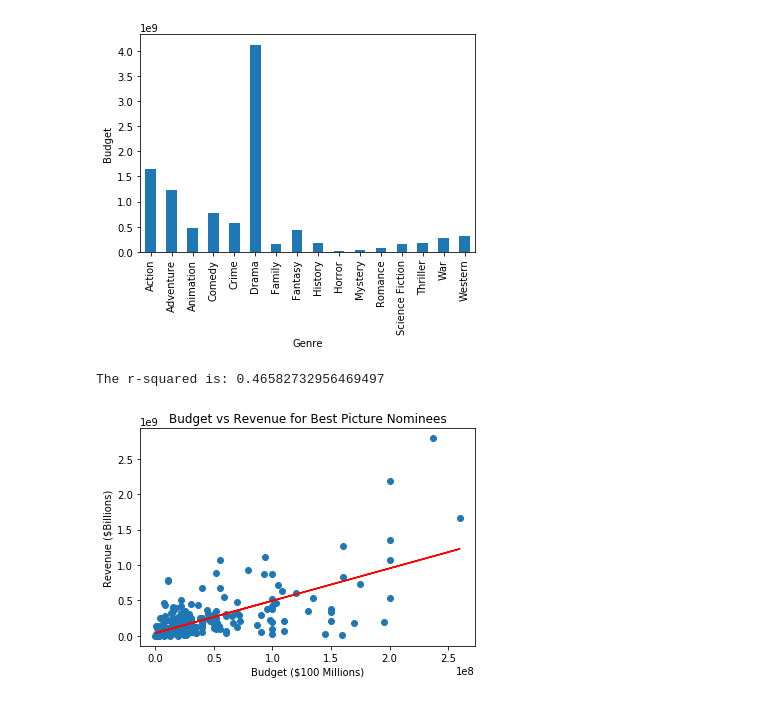
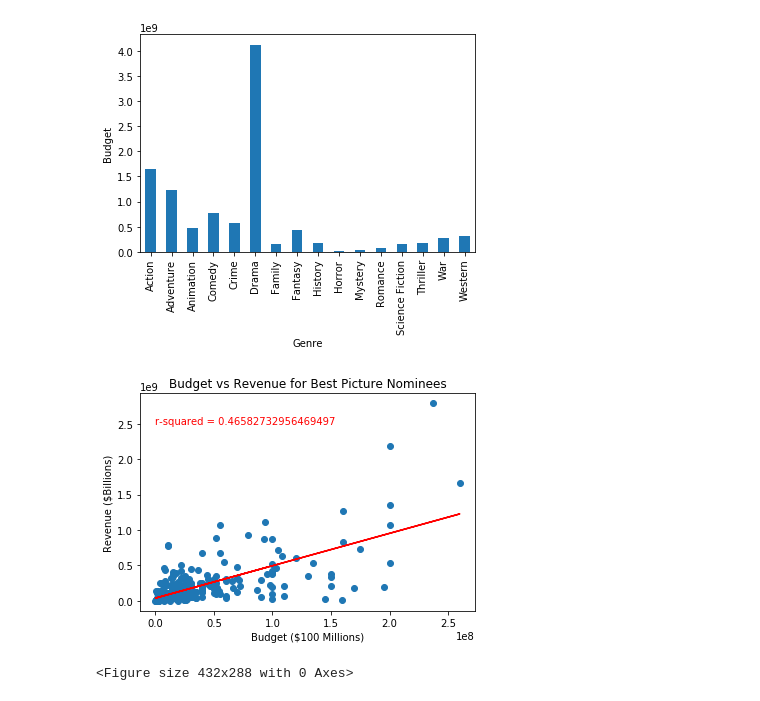
Before and after one commit to alextorres12/Group1_Project1, a Jupyter notebook: Profit_Notebook.ipynb, the cells around one changed output. Cells and saved outputs as stored; diff of their text form; code cells hidden in the pictures.

```diff
--- a/Profit_Notebook.ipynb
+++ b/Profit_Notebook.ipynb
@@ -279,20 +279,22 @@ plt.savefig('Output/Genre_Total_Budget.png')
 # %%
 revenue_budget_graphing = revenue_budget.loc[(revenue_budget["Budget"]>0) & (revenue_budget["Revenue"]>0)]
 budget_graph = revenue_budget_graphing["Budget"]
 revenue_graph = revenue_budget_graphing["Revenue"]
 
 (slope, intercept, rvalue, pvalue, stderr) = linregress(budget_graph, revenue_graph)
 regress_values = budget_graph * slope + intercept
 
 plt.scatter(budget_graph,revenue_graph)
 plt.xlabel('Budget ($100 Millions)')
 plt.ylabel('Revenue ($Billions)')
 plt.plot(budget_graph,regress_values,"r-")
 plt.title("Budget vs Revenue for Best Picture Nominees")
 
 rsquared = f"r-squared = {rvalue**2}"
-plt.annotate(rsquared, (0,2500000000),fontsize=15,color='red')
+plt.annotate(rsquared, (0,2500000000),fontsize=10,color='red')
+
+plt.savefig('Output/Rev_Budget_Regress.png')
 plt.show()
 # %% [output]
+[figure, new version]
-The r-squared is: 0.46582732956469497
+<Figure size 432x288 with 0 Axes>
-[figure, old version]
```
